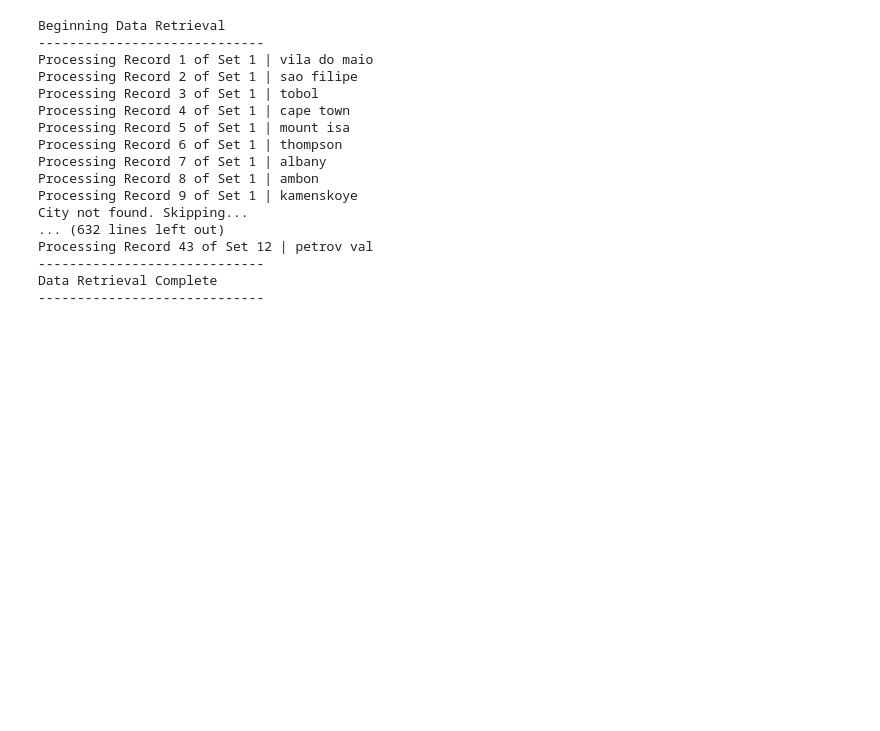
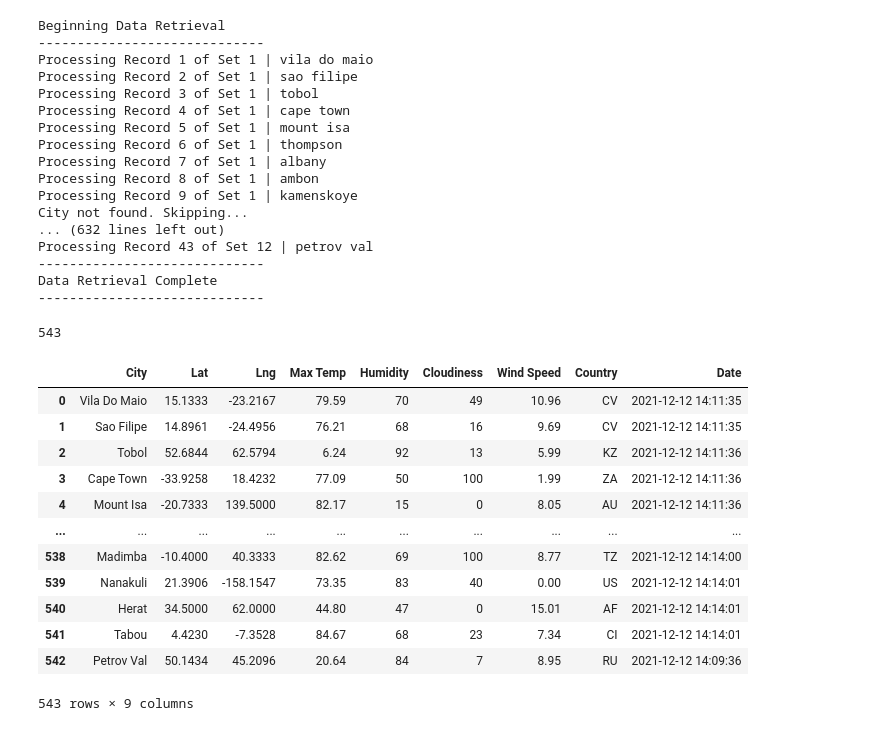
Before and after one commit to MasterMark2021/World_Weather_Analysis, a Jupyter notebook: WeatherPy.ipynb, the cells around one changed output. Cells and saved outputs as stored; diff of their text form; code cells hidden in the pictures; blank space fills up the shorter version.

```diff
--- a/WeatherPy.ipynb
+++ b/WeatherPy.ipynb
@@ -121,3 +121,25 @@ Processing Record 43 of Set 12 | petrov val
 -----------------------------
 Data Retrieval Complete
 -----------------------------
+# %%
+len(city_data)
+# %% [output]
+543
+# %%
+# convert the array of dictionaries to a pandas dataframe
+city_data_df = pd.DataFrame(city_data)
+city_data_df.head(543)
+# %% [output]
+|  | City | Lat | Lng | Max Temp | Humidity | Cloudiness | Wind Speed | Country | Date |
+| 0 | Vila Do Maio | 15.1333 | -23.2167 | 79.59 | 70 | 49 | 10.96 | CV | 2021-12-12 14:11:35 |
+| 1 | Sao Filipe | 14.8961 | -24.4956 | 76.21 | 68 | 16 | 9.69 | CV | 2021-12-12 14:11:35 |
+| 2 | Tobol | 52.6844 | 62.5794 | 6.24 | 92 | 13 | 5.99 | KZ | 2021-12-12 14:11:36 |
+| 3 | Cape Town | -33.9258 | 18.4232 | 77.09 | 50 | 100 | 1.99 | ZA | 2021-12-12 14:11:36 |
+| 4 | Mount Isa | -20.7333 | 139.5000 | 82.17 | 15 | 0 | 8.05 | AU | 2021-12-12 14:11:36 |
+| ... | ... | ... | ... | ... | ... | ... | ... | ... | ... |
+| 538 | Madimba | -10.4000 | 40.3333 | 82.62 | 69 | 100 | 8.77 | TZ | 2021-12-12 14:14:00 |
+| 539 | Nanakuli | 21.3906 | -158.1547 | 73.35 | 83 | 40 | 0.00 | US | 2021-12-12 14:14:01 |
+| 540 | Herat | 34.5000 | 62.0000 | 44.80 | 47 | 0 | 15.01 | AF | 2021-12-12 14:14:01 |
+| 541 | Tabou | 4.4230 | -7.3528 | 84.67 | 68 | 23 | 7.34 | CI | 2021-12-12 14:14:01 |
+| 542 | Petrov Val | 50.1434 | 45.2096 | 20.64 | 84 | 7 | 8.95 | RU | 2021-12-12 14:09:36 |
+543 rows × 9 columns
```
